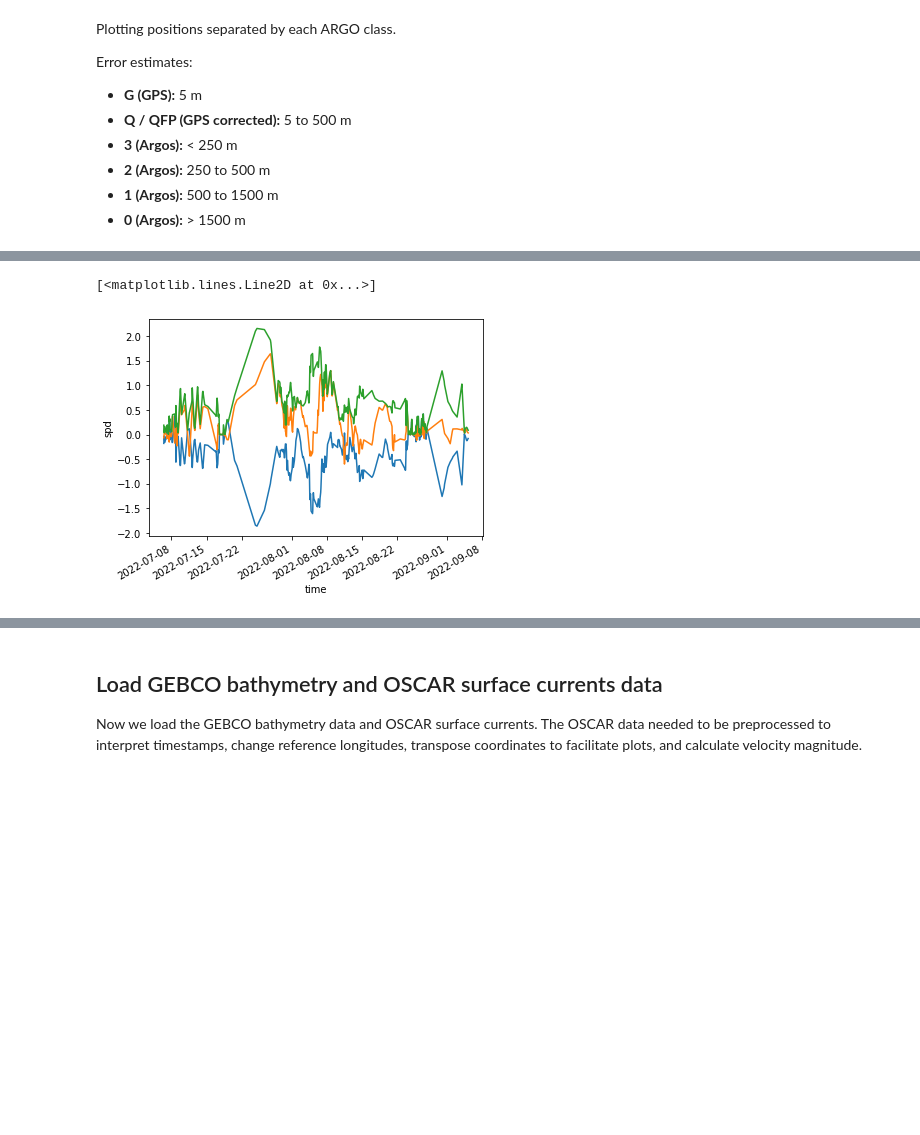
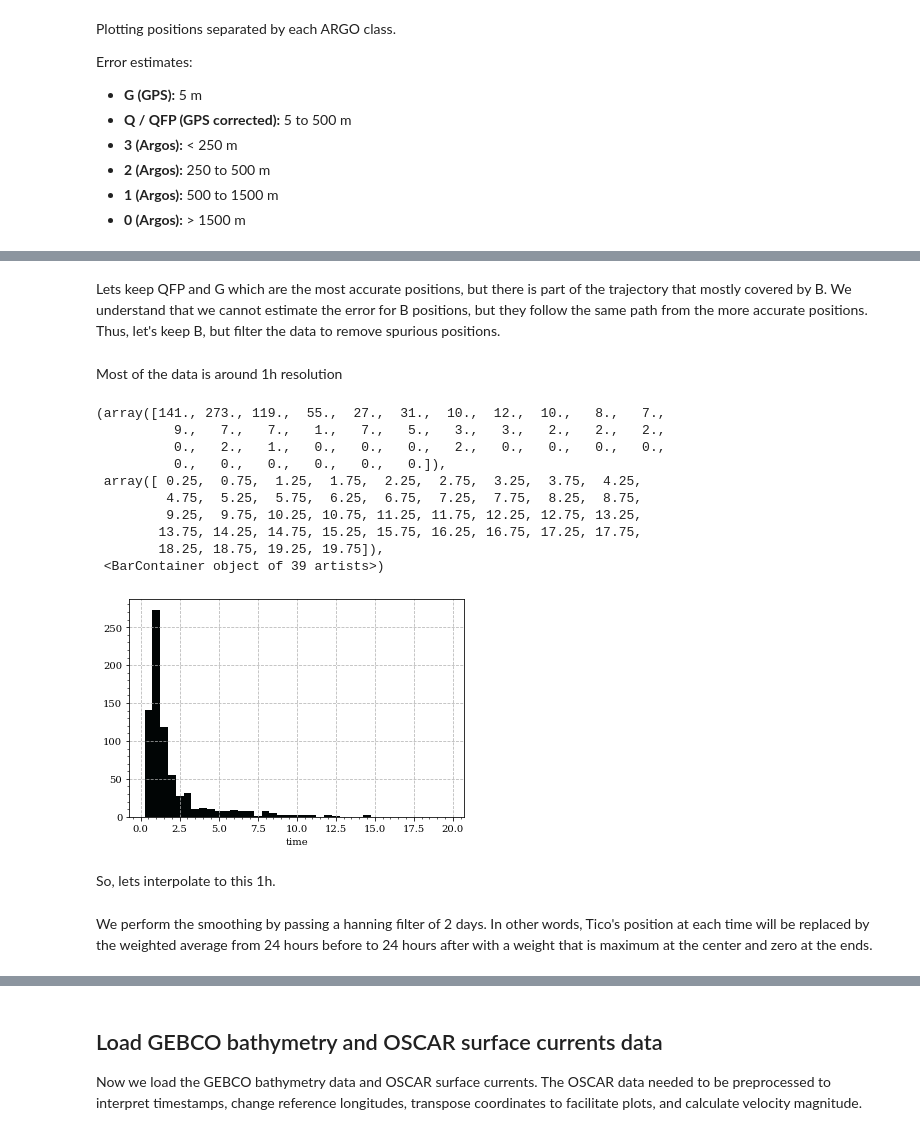
Before and after one commit to iuryt/tico_peixeboi, a Jupyter notebook: src/analysis.ipynb, the cells around one changed output, grey strips where cells are left out. Saved outputs shown, nothing was run; the diff lists cells and outputs as text; code cells hidden in the pictures; blank space fills up the shorter version.

```diff
--- a/src/analysis.ipynb
+++ b/src/analysis.ipynb
@@ -60,4 +79,0 @@ Thus, we estimate the geographic positions in meters and obtain the Tico velocit
-# %%
-ds = ds.where((ds.Class=="QFP")|(ds.Class=="G"), drop=True)
-ds = ds.assign(u = ds.x.differentiate("time", datetime_unit="s"), v = ds.y.differentiate("time", datetime_unit="s"))
-ds = ds.assign(spd = np.sqrt(ds.u**2 + ds.v**2))
@@ -66,7 +80,22 @@ The magnitude of the velocities match the expected values for the currents in th
-# %%
-ds.u.plot()
-ds.v.plot()
-ds.spd.plot()
-# %% [output]
-[<matplotlib.lines.Line2D at 0x...>]
-[figure, removed]
+# %% [markdown]
+Lets keep QFP and G which are the most accurate positions, but there is part of the trajectory that mostly covered by B. We understand that we cannot estimate the error for B positions, but they follow the same path from the more accurate positions. Thus, let's keep B, but filter the data to remove spurious positions.
+# %%
+ds = ds.where((ds.Class=="QFP")|(ds.Class=="G")|(ds.Class=="B"), drop=True)
+# %% [markdown]
+Most of the data is around 1h resolution
+# %%
+(ds.time.diff("time").astype("float")*1e-9/3600).plot.hist(bins=np.arange(0.25,20.25,0.5))
+# %% [output]
+(array([141., 273., 119.,  55.,  27.,  31.,  10.,  12.,  10.,   8.,   7.,
+          9.,   7.,   7.,   1.,   7.,   5.,   3.,   3.,   2.,   2.,   2.,
+          0.,   2.,   1.,   0.,   0.,   0.,   2.,   0.,   0.,   0.,   0.,
+          0.,   0.,   0.,   0.,   0.,   0.]),
+ array([ 0.25,  0.75,  1.25,  1.75,  2.25,  2.75,  3.25,  3.75,  4.25,
+         4.75,  5.25,  5.75,  6.25,  6.75,  7.25,  7.75,  8.25,  8.75,
+         9.25,  9.75, 10.25, 10.75, 11.25, 11.75, 12.25, 12.75, 13.25,
+        13.75, 14.25, 14.75, 15.25, 15.75, 16.25, 16.75, 17.25, 17.75,
+        18.25, 18.75, 19.25, 19.75]),
+ <BarContainer object of 39 artists>)
+[figure, added]
+# %% [markdown]
+So, lets interpolate to this 1h.
@@ -72,0 +106,2 @@ ds.spd.plot()
+# %% [markdown]
+We perform the smoothing by passing a hanning filter of 2 days. In other words, Tico's position at each time will be replaced by the weighted average from 24 hours before to 24 hours after with a weight that is maximum at the center and zero at the ends.
```
Also changed, not shown: parts of 30 cells of this notebook, 2 other files.
